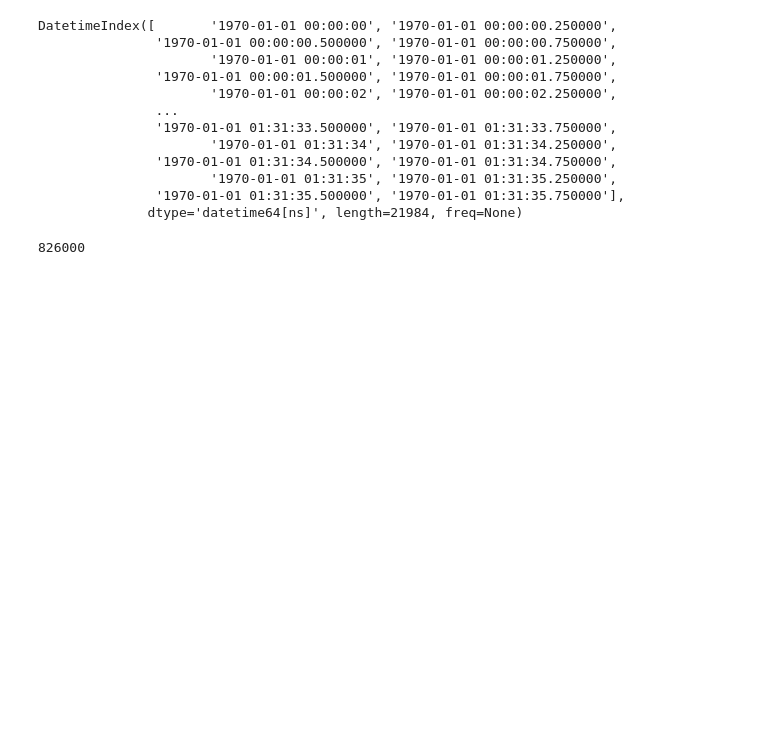
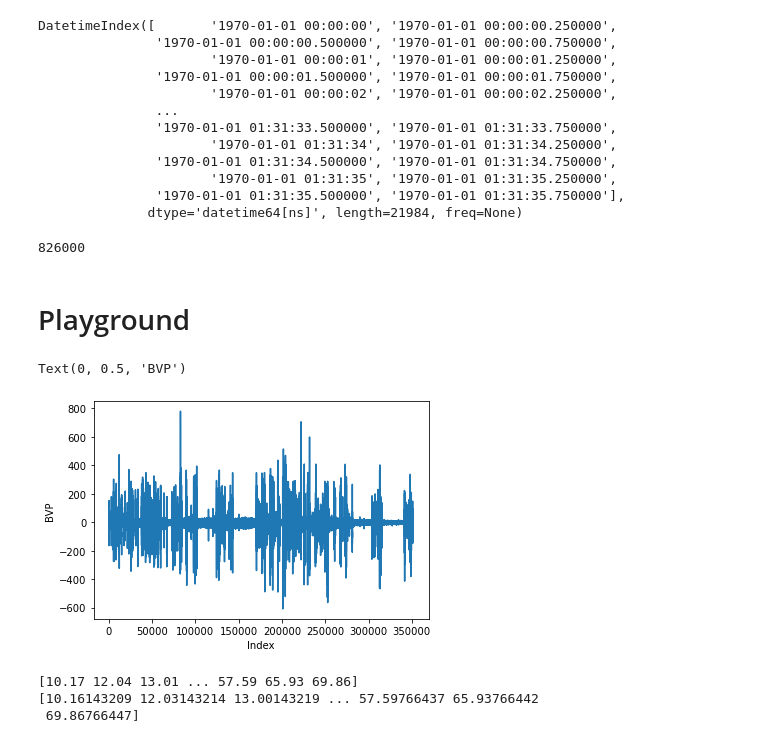
Before and after one commit to peasypi/Stress-Detection-From-Wearables, a Jupyter notebook: code/Stress_Detection_With_Wearables_Explorative_Analyse.ipynb, the cells around one changed output. Cells and saved outputs as stored; diff of their text form; code cells hidden in the pictures; blank space fills up the shorter version.

```diff
--- a/code/Stress_Detection_With_Wearables_Explorative_Analyse.ipynb
+++ b/code/Stress_Detection_With_Wearables_Explorative_Analyse.ipynb
@@ -7,3 +9,5 @@ DATA_PATH = "/Users/Nils/Library/Mobile Documents/com~apple~CloudDocs/master/som
+# %%
+DATA_PATH = "/Users/nils/master/Stress-Detection-From-Wearables/data/WESAD"
 # %%
 class Subject:
 
@@ -19,7 +23,6 @@ class Subject:
 
     def get_wrist_data(self):
         data = self.data['signal']['wrist']
-        data.update({'Resp': self.data['signal']['chest']['Resp']})
         return data
 
     def get_chest_data(self):
@@ -130,3 +149,5 @@ df.reset_index(drop=True, inplace=True)
 len(df[df['label'] == 1])
 # %% [output]
 826000
+# %% [markdown]
+# Playground
@@ -132,0 +156,9 @@ len(df[df['label'] == 1])
+# %%
+x = bvp_df.index
+y = np.array(bvp_df['BVP'])
+plt.plot(x, y)
+plt.xlabel('Index')
+plt.ylabel('BVP')
+# %% [output]
+Text(0, 0.5, 'BVP')
+[figure, added]
@@ -132,0 +167,7 @@ len(df[df['label'] == 1])
+# %%
+print(y)
+print(y_detrend)
+# %% [output]
+[10.17 12.04 13.01 ... 57.59 65.93 69.86]
+[10.16143209 12.03143214 13.00143219 ... 57.59766437 65.93766442
+ 69.86766447]
```
Also changed, not shown: parts of 25 cells of this notebook.
